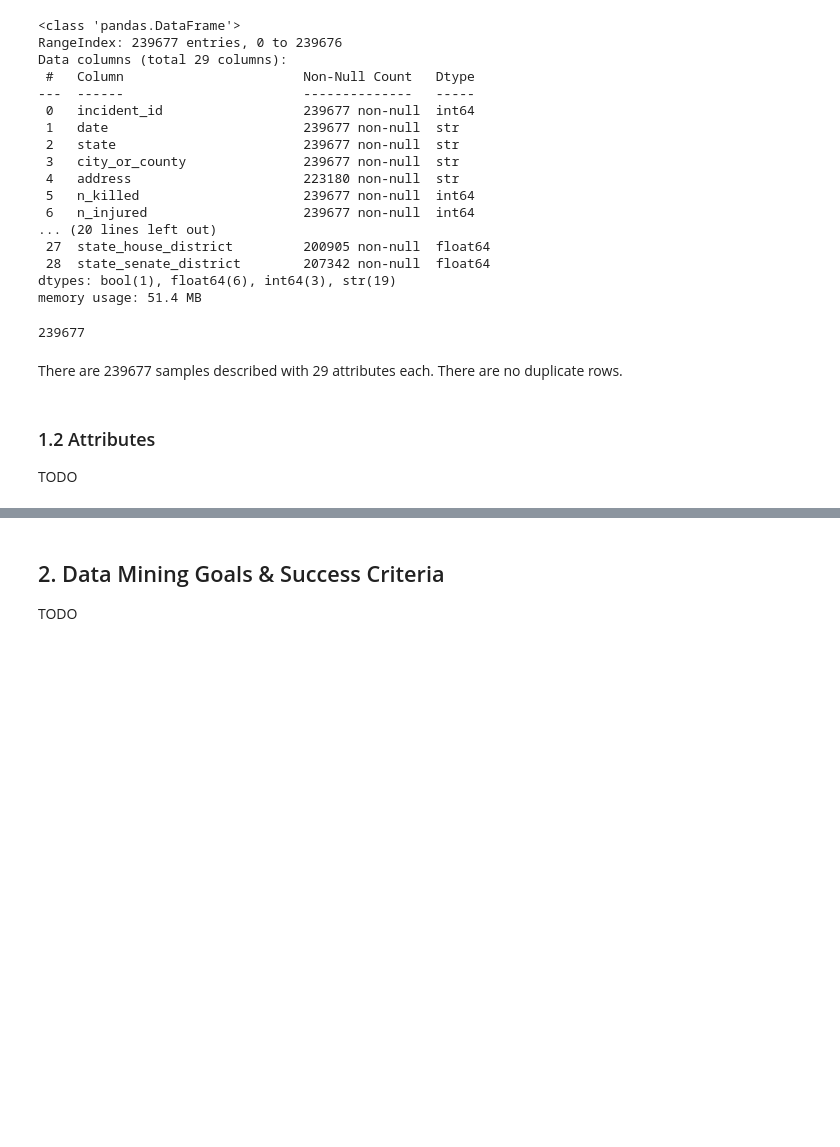
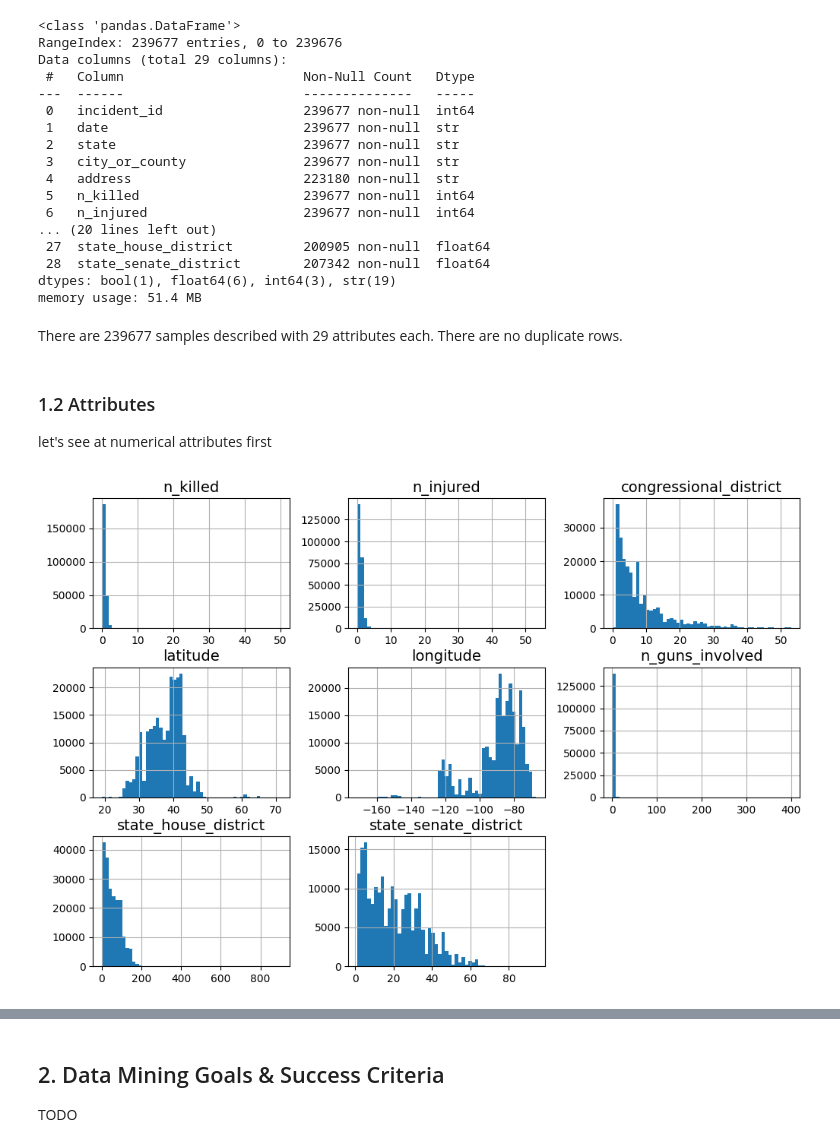
Before and after one commit to Neukz/gun-violence-analysis, a Jupyter notebook: 01_problem_and_data_understanding.ipynb, the cells around one changed output, grey strips where cells are left out. Drawn from its saved outputs; the diff is of its cells as text; code cells hidden in the pictures; blank space fills up the shorter version.

```diff
--- a/01_problem_and_data_understanding.ipynb
+++ b/01_problem_and_data_understanding.ipynb
@@ -43,11 +43,17 @@ dtypes: bool(1), float64(6), int64(3), str(19)
 memory usage: 51.4 MB
 # %%
 df['incident_id'].nunique()
+df.set_index('incident_id', inplace=True)
-# %% [output]
-239677
 # %% [markdown]
 There are 239677 samples described with 29 attributes each. There are no duplicate rows.
 # %% [markdown]
 ### 1.2 Attributes
 
-TODO
+let's see at numerical attributes first
+# %%
+import matplotlib.pyplot as plt
+df.hist(bins=53, figsize=(12, 8))
+
+plt.show()
+# %% [output]
+[figure, added]
```
Also changed, not shown: parts of 15 cells of this notebook, 4 other files.
